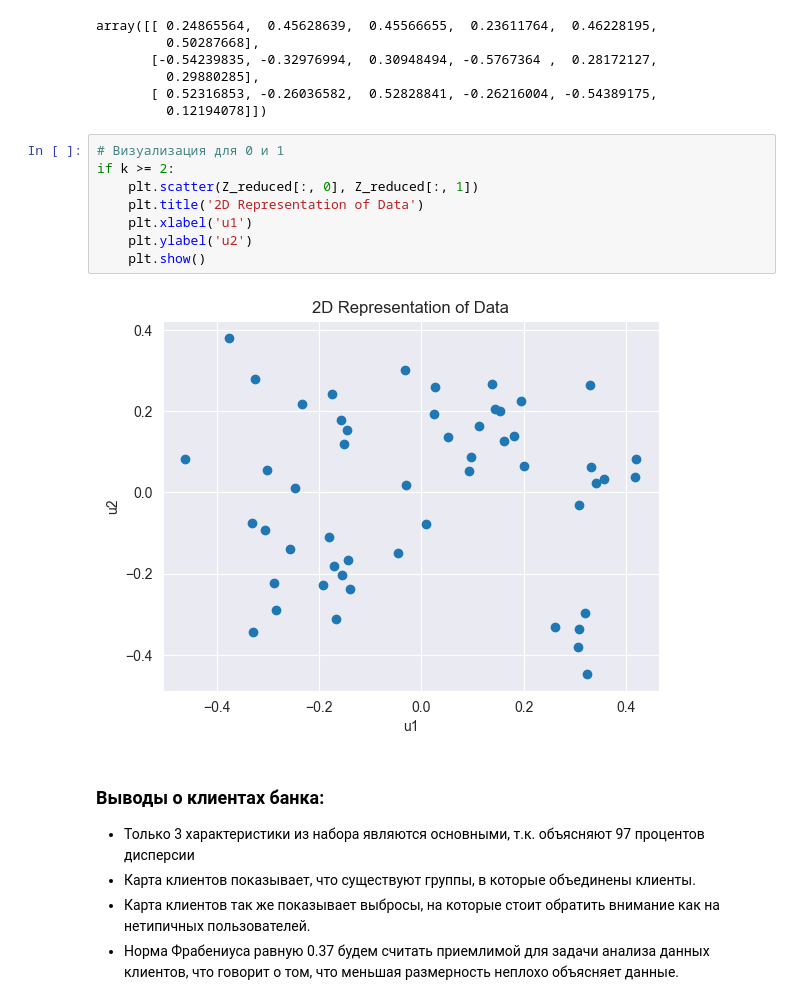
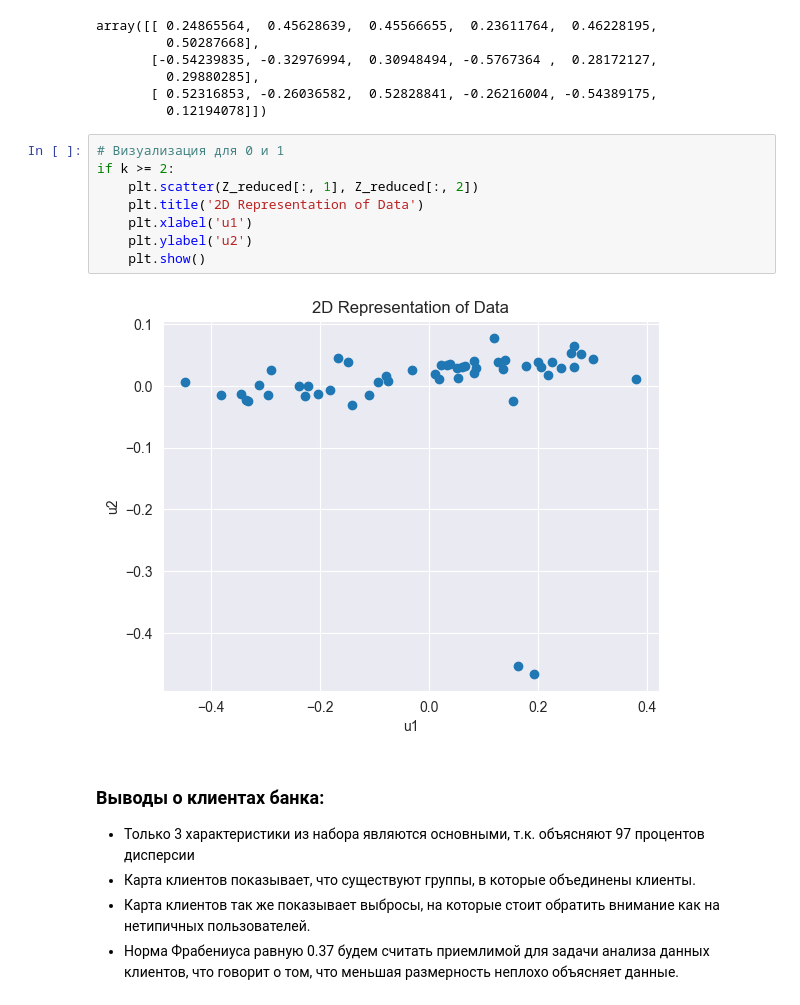
Before and after one commit to Nikita-Seomin/Mag_IAD_methods_data_analysis, a Jupyter notebook: lab1.ipynb, the cells around one changed output. Saved outputs shown, nothing was run; the diff lists cells and outputs as text.

```diff
--- a/lab1.ipynb
+++ b/lab1.ipynb
@@ -556,13 +556,13 @@ array([[ 0.24865564,  0.45628639,  0.45566655,  0.23611764,  0.46228195,
 # %%
 # Визуализация для 0 и 1
 if k >= 2:
-    plt.scatter(Z_reduced[:, 0], Z_reduced[:, 1])
+    plt.scatter(Z_reduced[:, 1], Z_reduced[:, 2])
     plt.title('2D Representation of Data')
     plt.xlabel('u1')
     plt.ylabel('u2')
     plt.show()
 # %% [output]
-[figure, old version]
+[figure, new version]
 # %% [markdown]
 ### Выводы о клиентах банка:
 
```
Also changed, not shown: parts of 3 cells of this notebook.
